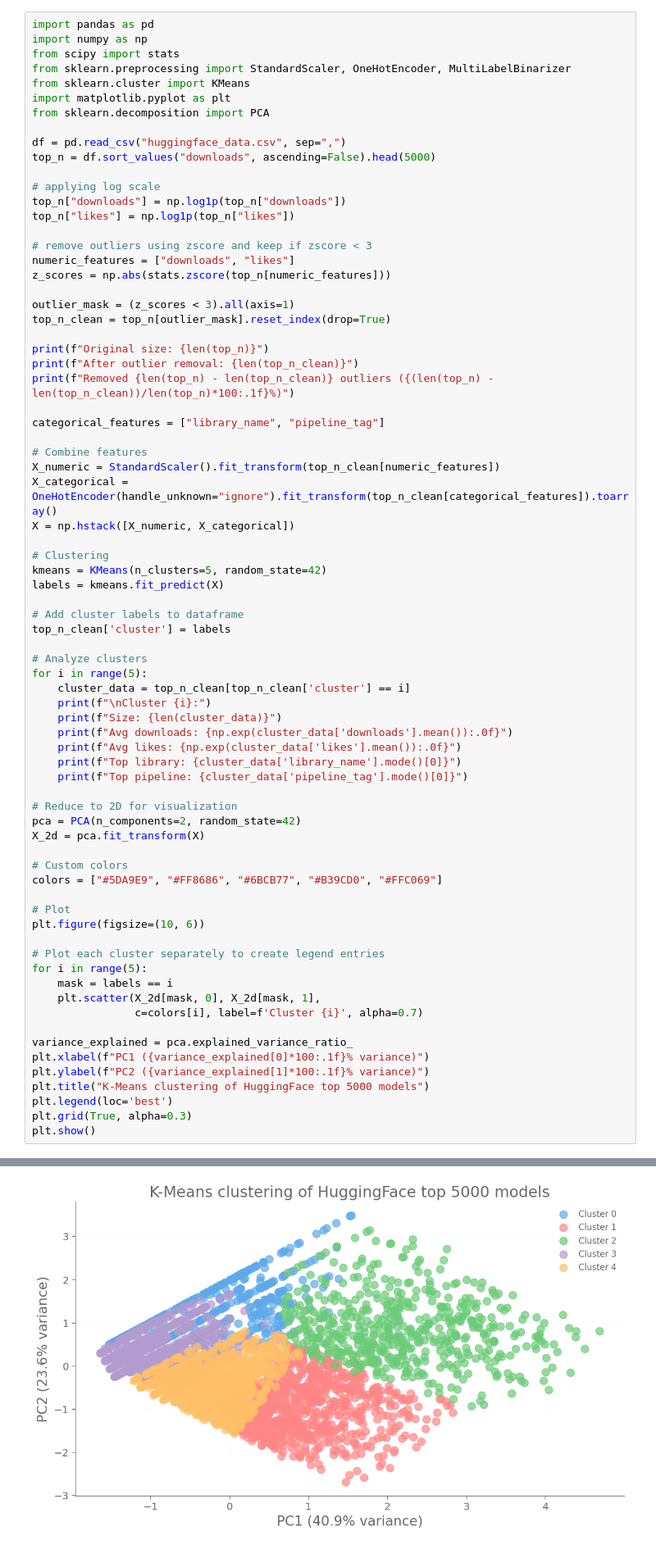
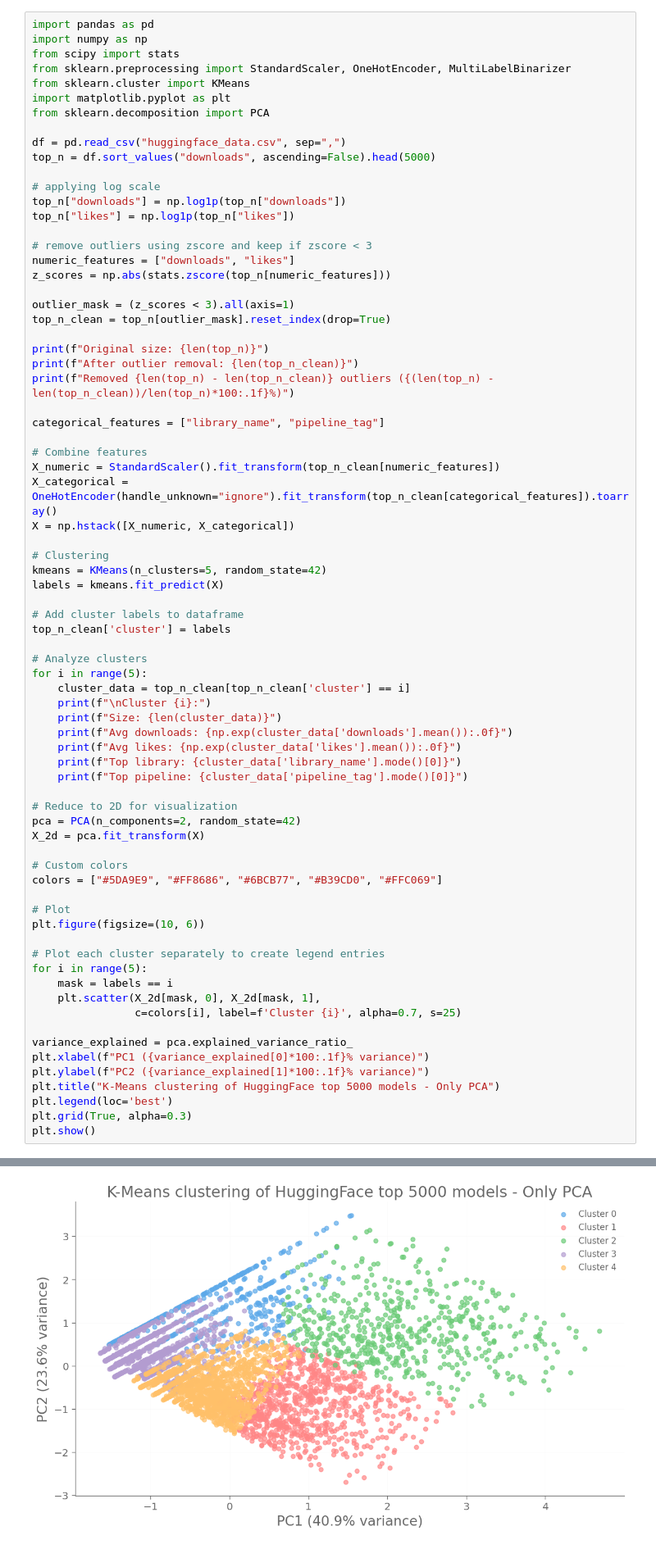
Before and after one commit to Alit54/UniMi---Scientific-Visualization, a Jupyter notebook: simo-charts.ipynb, the cells around one changed output, grey strips where cells are left out. Shown at 82% size. Drawn from its saved outputs; the diff is of its cells as text.

Commit message:
Added cluster analysis

```diff
--- a/simo-charts.ipynb
+++ b/simo-charts.ipynb
@@ -458,33 +458,33 @@ plt.figure(figsize=(10, 6))
 
 # Plot each cluster separately to create legend entries
 for i in range(5):
     mask = labels == i
     plt.scatter(X_2d[mask, 0], X_2d[mask, 1],
-                c=colors[i], label=f'Cluster {i}', alpha=0.7)
+                c=colors[i], label=f'Cluster {i}', alpha=0.7, s=25)
 
 variance_explained = pca.explained_variance_ratio_
 plt.xlabel(f"PC1 ({variance_explained[0]*100:.1f}% variance)")
 plt.ylabel(f"PC2 ({variance_explained[1]*100:.1f}% variance)")
-plt.title("K-Means clustering of HuggingFace top 5000 models")
+plt.title("K-Means clustering of HuggingFace top 5000 models - Only PCA")
 plt.legend(loc='best')
 plt.grid(True, alpha=0.3)
 plt.show()
 # %% [output]
 Original size: 5000
 After outlier removal: 4886
 Removed 114 outliers (2.3%)
 
 Cluster 0:
 Size: 481
 Avg downloads: 6590
 Avg likes: 2
 Top library: timm
 Top pipeline: image-classification
 
 Cluster 1:
 ... (22 lines left out)
 Avg downloads: 1604
 Avg likes: 7
 Top library: transformers
 Top pipeline: text-generation
-[figure, old version]
+[figure, new version]
```
Also changed, not shown: parts of 3 cells of this notebook.
